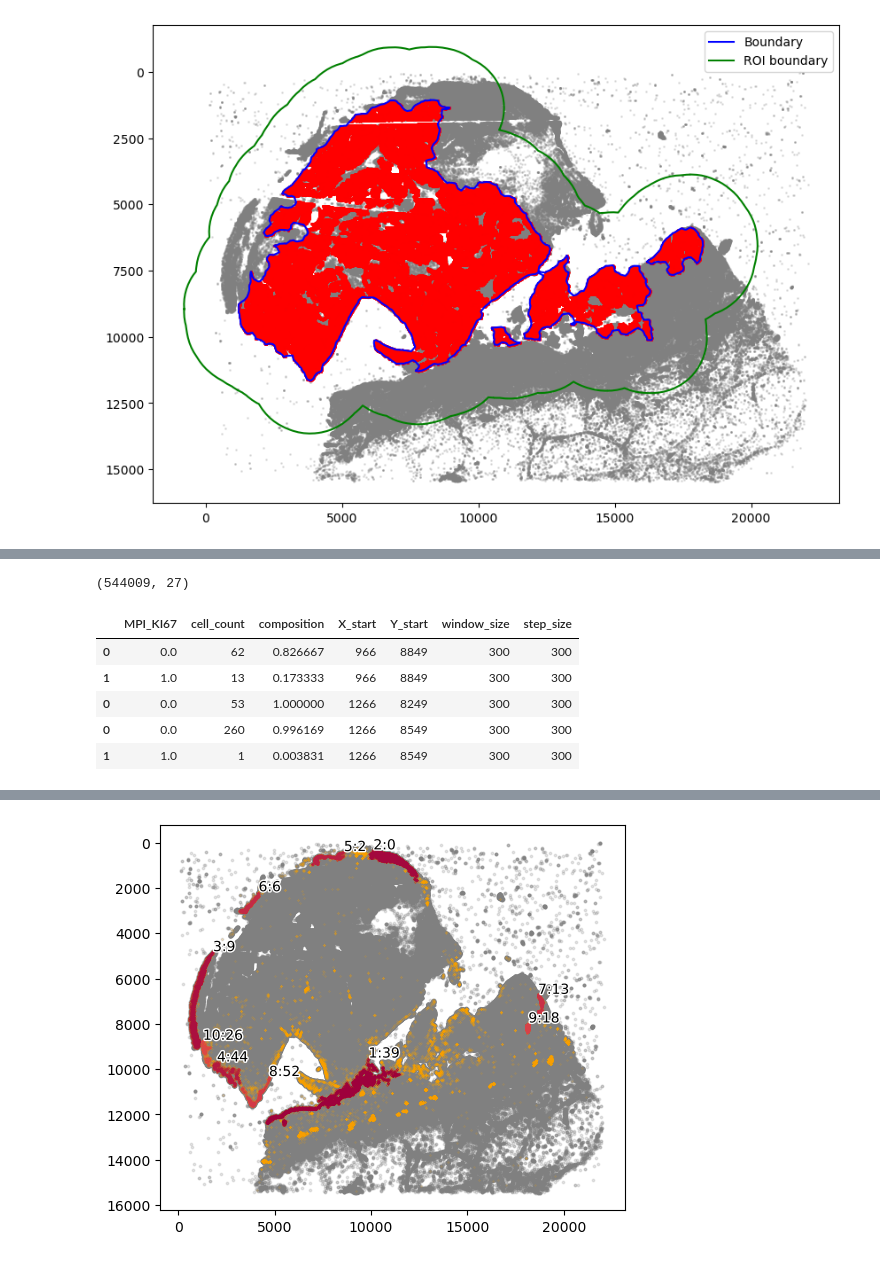
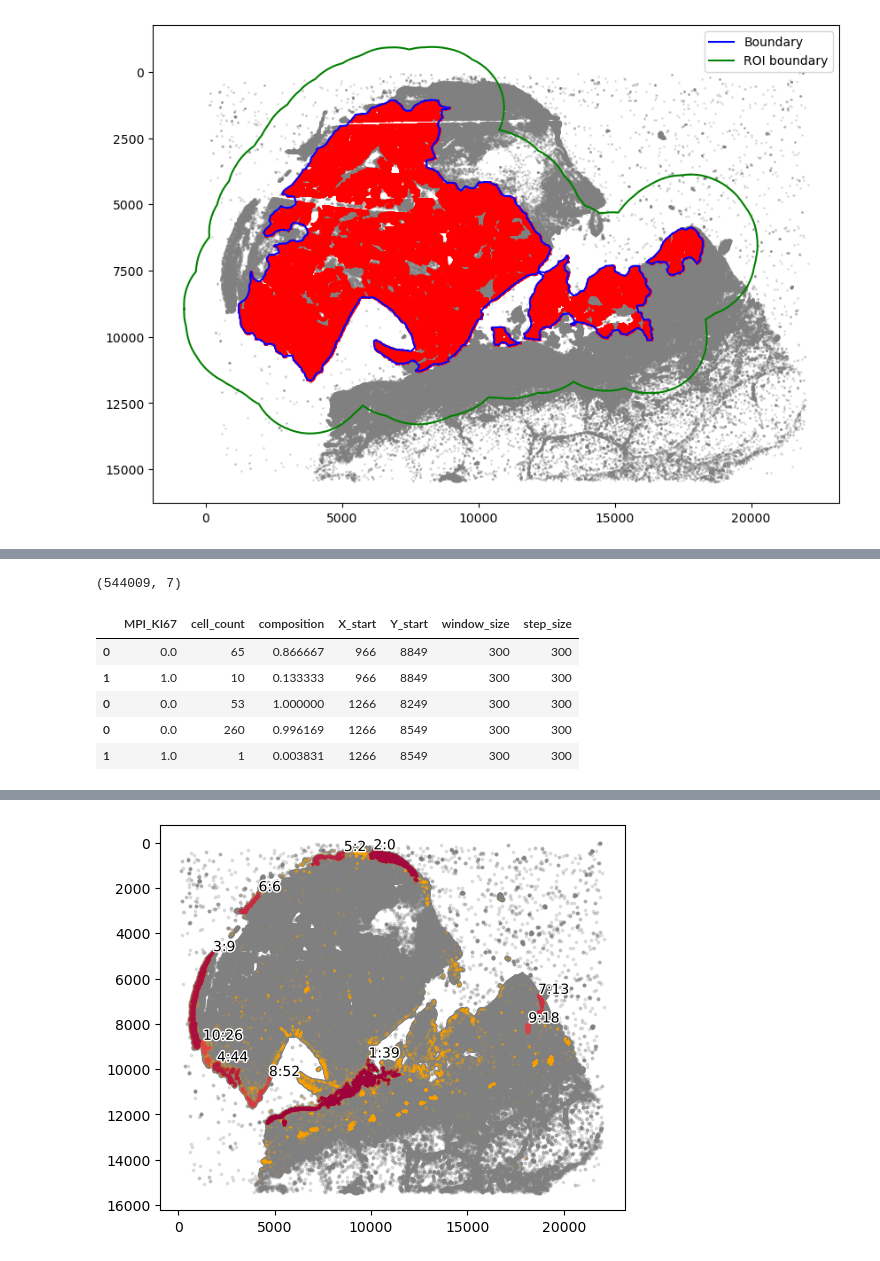
Before and after one commit to SemenovLab/SpatialCells, a Jupyter notebook: tutorials/2_tutorial_tumor_proliferation.ipynb, the cells around one changed output, grey strips where cells are left out. Cells and saved outputs as stored; diff of their text form; code cells hidden in the pictures.

```diff
--- a/tutorials/2_tutorial_tumor_proliferation.ipynb
+++ b/tutorials/2_tutorial_tumor_proliferation.ipynb
@@ -17,0 +19,4 @@ import spatialcells as spc
+# %%
+adata = ad.read_h5ad("../../data/MEL1_adata.h5ad")
+spc.prep.setGate(adata, "SOX10_cellRingMask", 7.9, debug=True)
+spc.prep.setGate(adata, "KERATIN_cellRingMask", 6.4, debug=True)
@@ -73,8 +57,0 @@ Name: count, dtype: int64
-# %%
-# transfer the MPI values to the original dataset
-adata = ad.read("../../../Cycif/unmicst-1_750_PCA_Mel1.h5ad")
-spc.prep.setGate(adata, "KERATIN_cellRingMask", 6.4, debug=True)
-spc.prep.setGate(adata, "CD3D_cellRingMask", 7.2, debug=True)
-spc.prep.setGate(adata, "KI67_cellRingMask", 6.7, debug=True)
-spc.prep.setGate(adata, "PCNA_cellRingMask", 7.3, debug=True)
-adata.obs["MPI_KI67"] = MPI_df1
@@ -99,0 +58,13 @@ Name: count, dtype: int64
+# %%
+spc.msmt.getMPI(
+    adata,
+    prolif_markers=["KI67_cellRingMask"],
+    arrest_markers=[],
+    thresh_prolif=7.2,
+    thresh_arrest=0.5,
+    use_layer=None,
+    col_name="MPI_KI67",
+    inplace=True,
+)
+
+adata.obs["MPI_KI67"].value_counts()
@@ -178,22 +165,24 @@ spc.msmt.getRegionComposition(
 # %%
+# only tumor cells
+adata1 = adata[adata.obs["SOX10_cellRingMask_positive"]]
+print(adata1.obs.shape)
+
 size = 300
-adata1 = adata[adata.obs["SOX10_positive"]]
-print(adata1.obs.shape)
 prolif_df_ki67 = spc.msmt.getSlidingWindowsComposition(
     adata1,
     size,
     size,
     "MPI_KI67",
-    # region_col="region",
-    region_subset=["Tumor_ROI"],
+    region_subset=["ROI"],
     min_cells=50,
 )
+
 prolif_df_ki67.head()
 # %% [output]
-(544009, 27)
+(544009, 7)
 |  | MPI_KI67 | cell_count | composition | X_start | Y_start | window_size | step_size |
-| 0 | 0.0 | 62 | 0.826667 | 966 | 8849 | 300 | 300 |
-| 1 | 1.0 | 13 | 0.173333 | 966 | 8849 | 300 | 300 |
+| 0 | 0.0 | 65 | 0.866667 | 966 | 8849 | 300 | 300 |
+| 1 | 1.0 | 10 | 0.133333 | 966 | 8849 | 300 | 300 |
 | 0 | 0.0 | 53 | 1.000000 | 1266 | 8249 | 300 | 300 |
 | 0 | 0.0 | 260 | 0.996169 | 1266 | 8549 | 300 | 300 |
 | 1 | 1.0 | 1 | 0.003831 | 1266 | 8549 | 300 | 300 |
```
Also changed, not shown: parts of 24 cells of this notebook, 11 other files.
